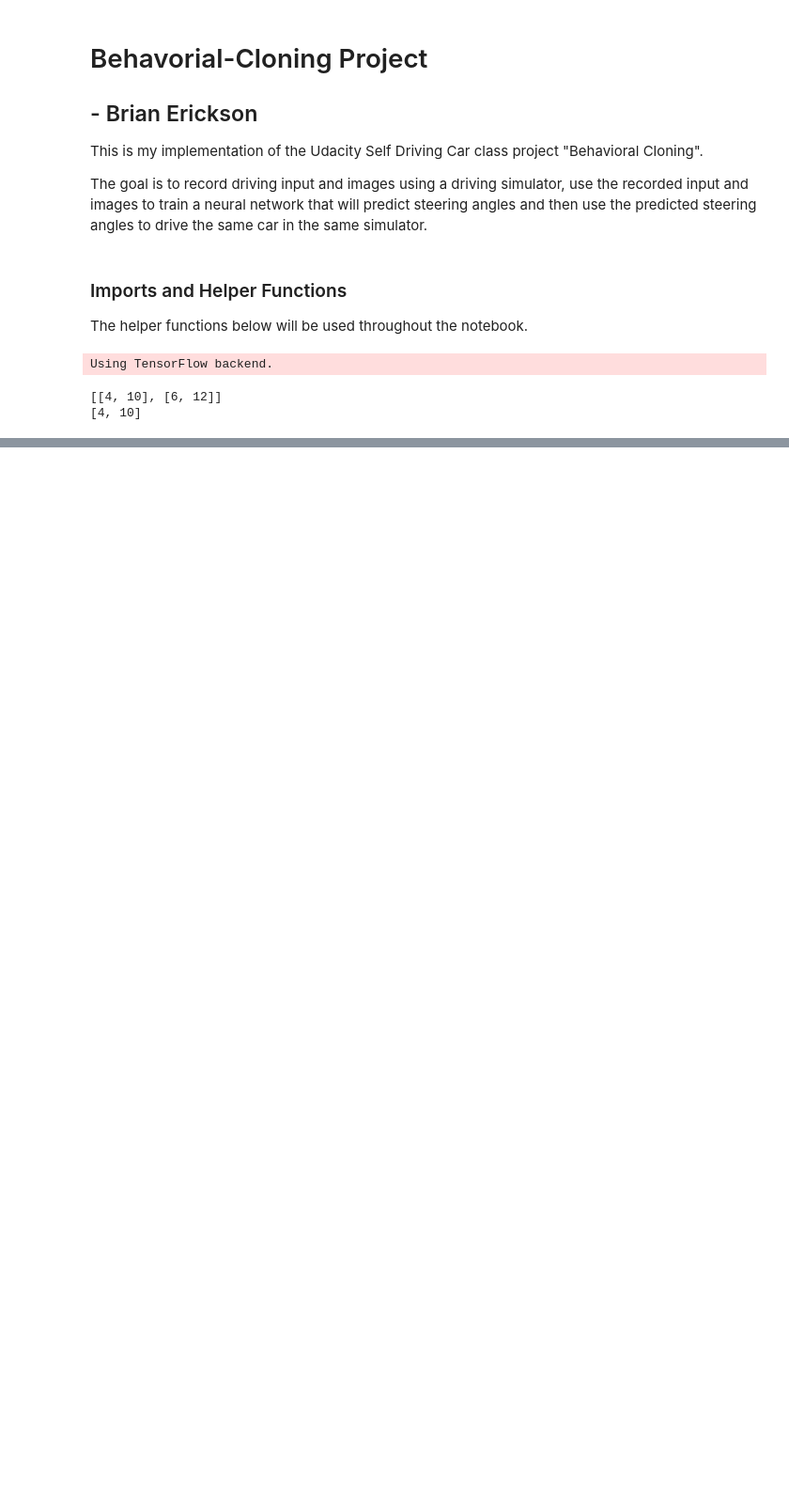
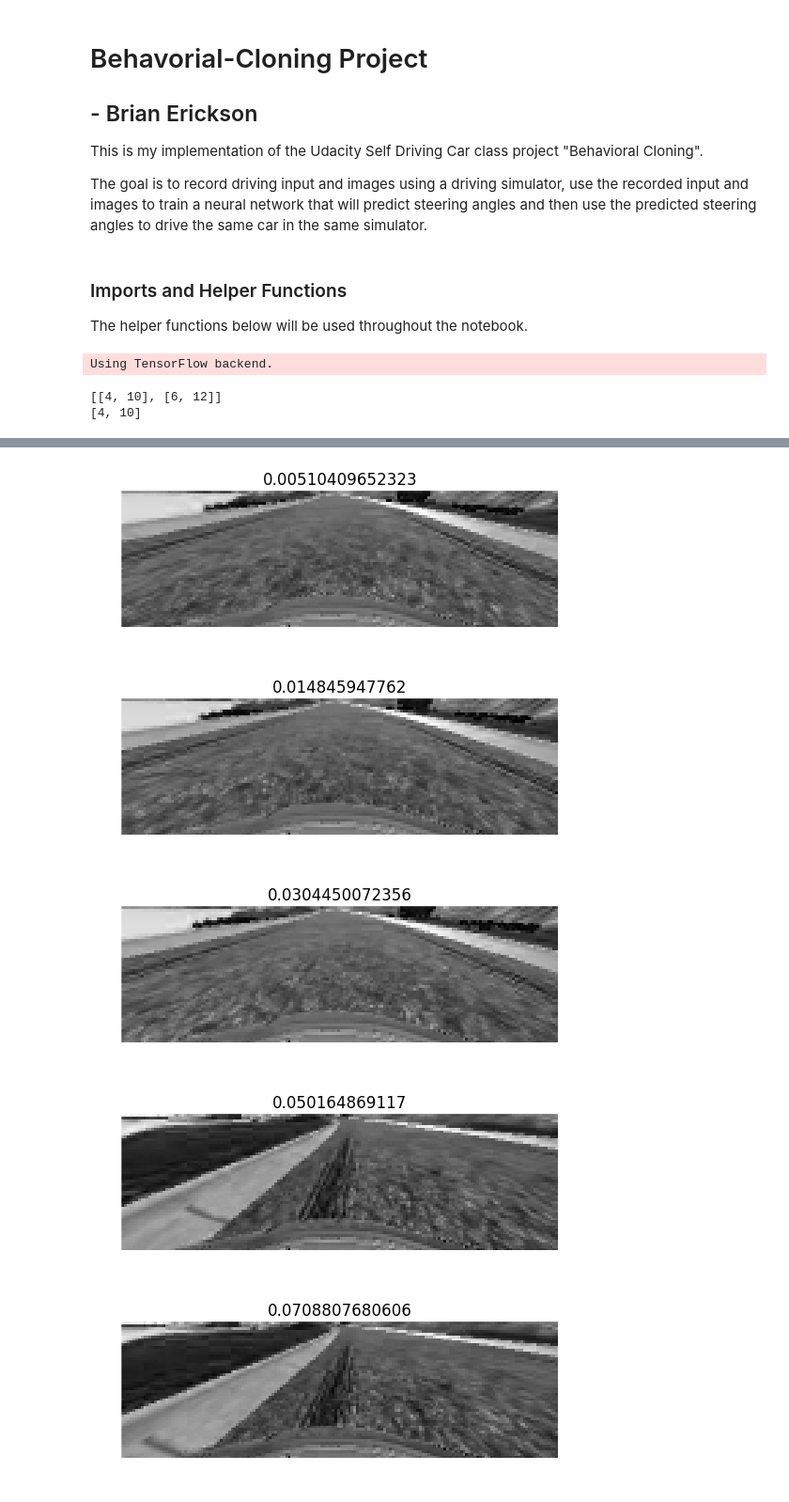
Before and after one commit to berickson/CarND-Behaviorial-Cloning, a Jupyter notebook: Behavorial-Cloning.ipynb, the cells around one changed output, grey strips where cells are left out. Shown at 94% size. Drawn from its saved outputs; the diff is of its cells as text; code cells hidden in the pictures; blank space fills up the shorter version.

```diff
--- a/Behavorial-Cloning.ipynb
+++ b/Behavorial-Cloning.ipynb
@@ -276,0 +293,15 @@ model.compile(loss='mse', optimizer='adam')
+# %%
+i = 0
+for rv_x,rv_y in array_generator(X_train[5000:5010], y_train[5000:5010], batch_size=2):
+    for j in range(len(rv_x)):
+        plt.figure()
+        plot_image(rv_x[j,:,:,2],title=rv_y[j])
+    i += 1
+    if i > 5:
+        break
+# %% [output]
+[figure, added]
+[figure, added]
+[figure, added]
+[figure, added]
+[figure, added]
```
Also changed, not shown: parts of 25 cells of this notebook, 8 other files.
